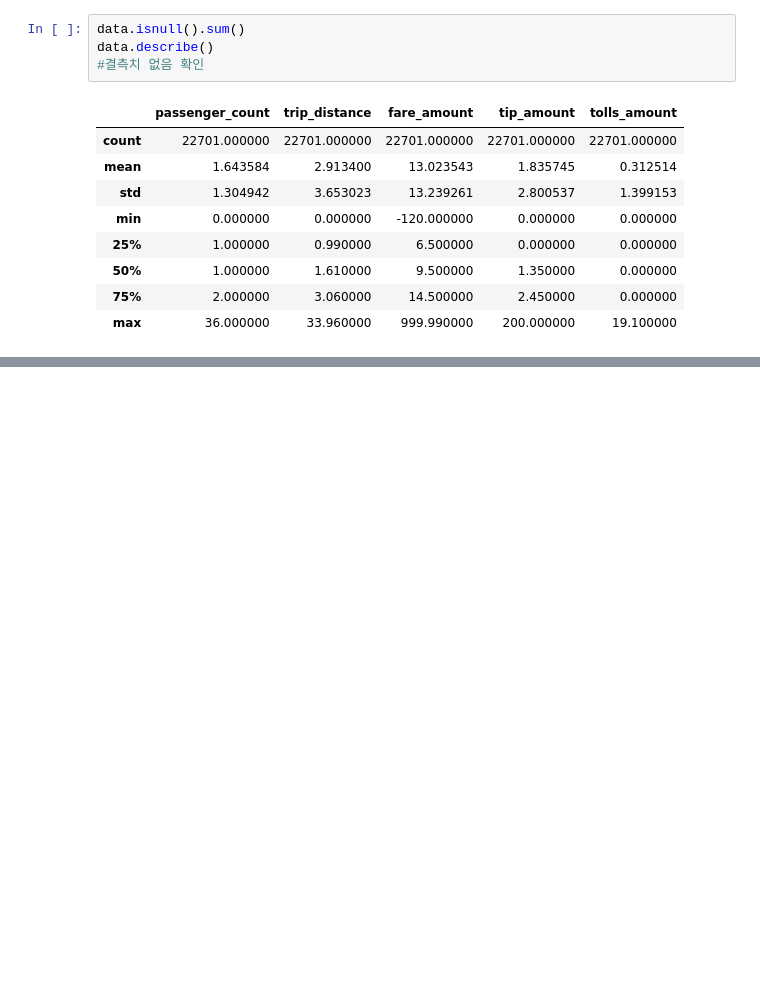
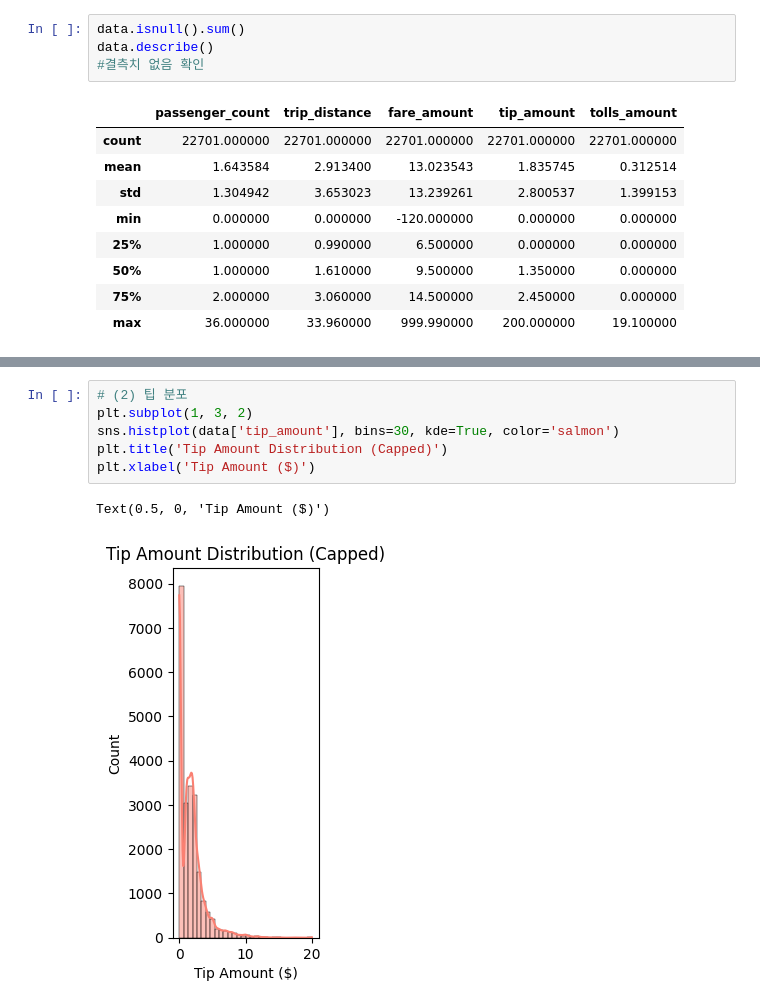
Before and after one commit to ary3120-droid/myproject, a Jupyter notebook: trip_ay.ipynb, the cells around one changed output, grey strips where cells are left out. Saved outputs shown, nothing was run; the diff lists cells and outputs as text; blank space fills up the shorter version.

```diff
--- a/trip_ay.ipynb
+++ b/trip_ay.ipynb
@@ -263,0 +303,9 @@ memory usage: 1.7+ MB
+# %%
+# (2) 팁 분포
+plt.subplot(1, 3, 2)
+sns.histplot(data['tip_amount'], bins=30, kde=True, color='salmon')
+plt.title('Tip Amount Distribution (Capped)')
+plt.xlabel('Tip Amount ($)')
+# %% [output]
+Text(0.5, 0, 'Tip Amount ($)')
+[figure, added]
```
Also changed, not shown: parts of 41 cells of this notebook.
